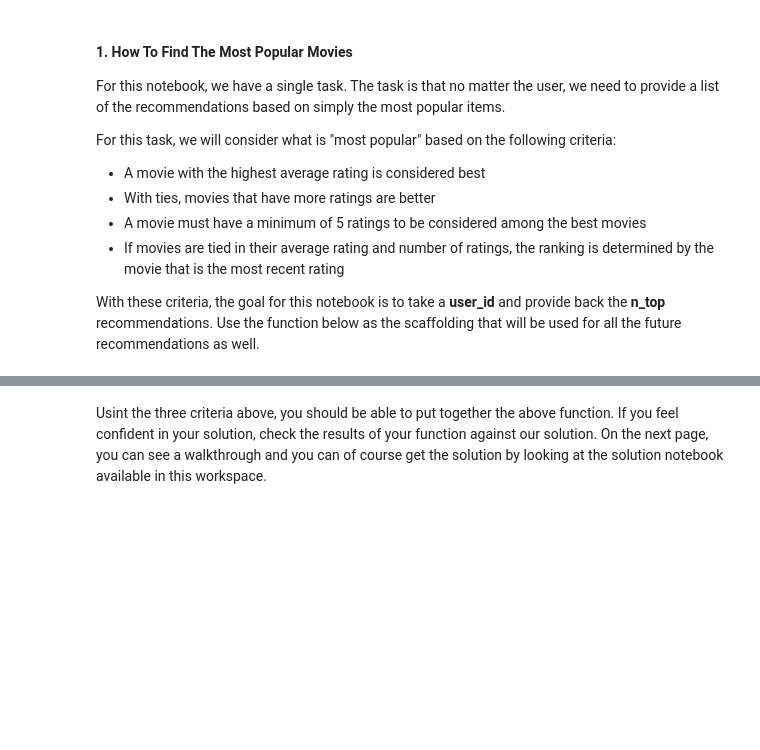
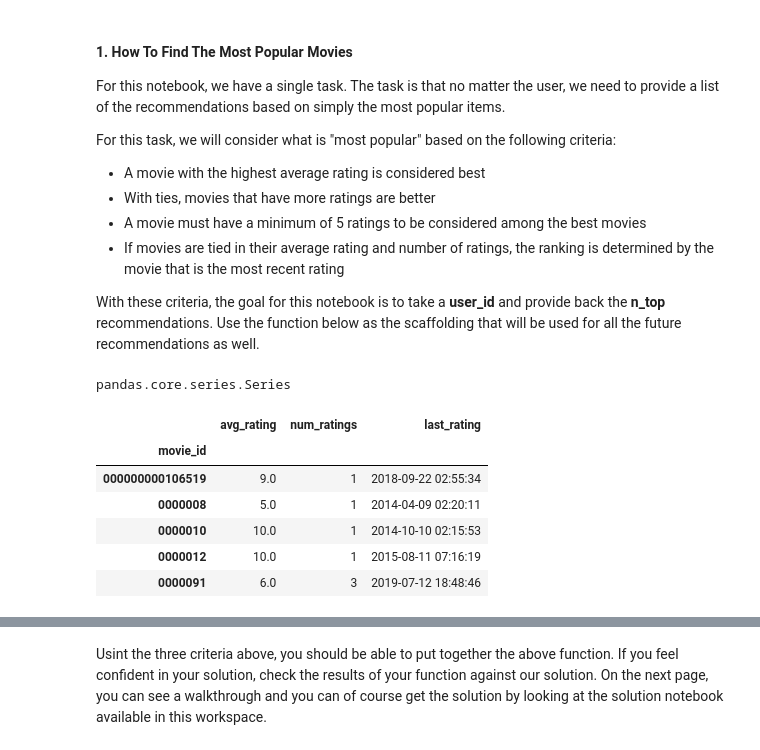
Before and after one commit to lishuoleo/movie-recommendation, a Jupyter notebook: notebooks/Most_Popular_Recommendations.ipynb, the cells around one changed output, grey strips where cells are left out. Saved outputs shown, nothing was run; the diff lists cells and outputs as text; code cells hidden in the pictures; blank space fills up the shorter version.

```diff
--- a/notebooks/Most_Popular_Recommendations.ipynb
+++ b/notebooks/Most_Popular_Recommendations.ipynb
@@ -58,0 +73,10 @@ With these criteria, the goal for this notebook is to take a **user_id** and pro
+# %%
+avg_ratings = movie_ratings.mean()
+# %%
+num_ratings = movie_ratings.count()
+# %%
+last_rating = reviews.groupby('movie_id').max()['date']
+# %%
+type(num_ratings)
+# %% [output]
+pandas.core.series.Series
@@ -58,0 +85,10 @@ With these criteria, the goal for this notebook is to take a **user_id** and pro
+# %%
+rating_count_df.head()
+# %% [output]
+|  | avg_rating | num_ratings | last_rating |
+| movie_id |  |  |  |
+| 000000000106519 | 9.0 | 1 | 2018-09-22 02:55:34 |
+| 0000008 | 5.0 | 1 | 2014-04-09 02:20:11 |
+| 0000010 | 10.0 | 1 | 2014-10-10 02:15:53 |
+| 0000012 | 10.0 | 1 | 2015-08-11 07:16:19 |
+| 0000091 | 6.0 | 3 | 2019-07-12 18:48:46 |
```
Also changed, not shown: parts of 20 cells of this notebook, 6 other files.
